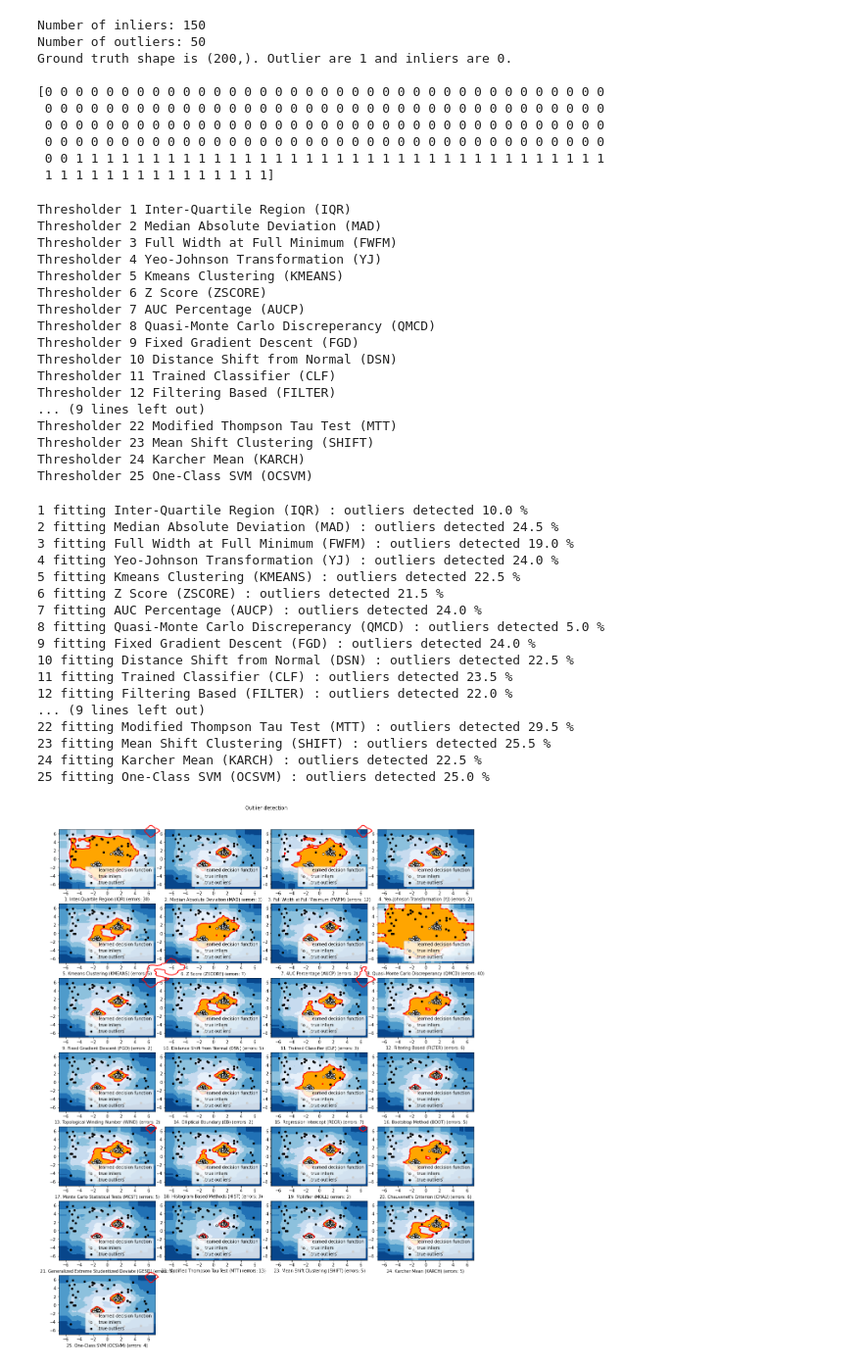
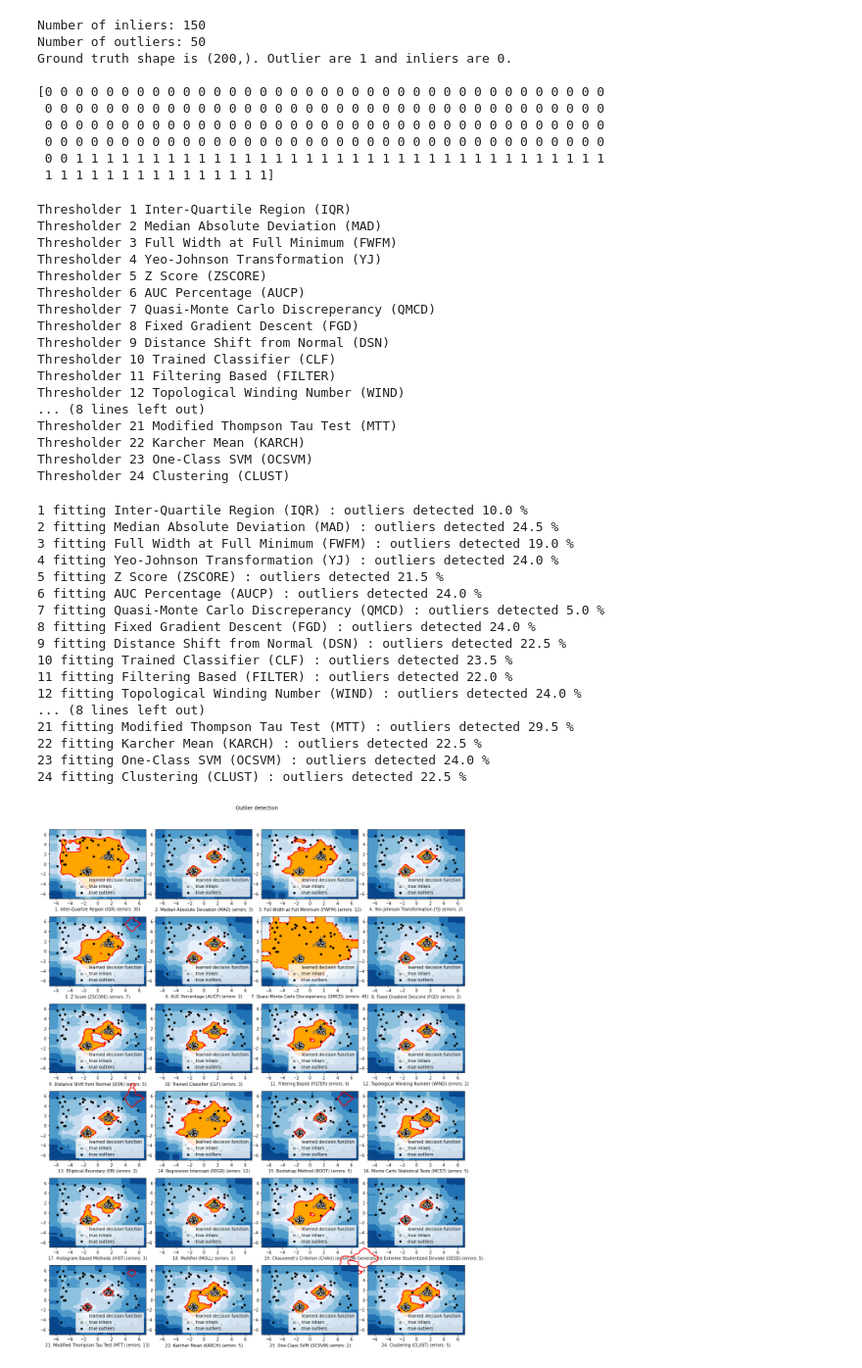
Before and after one commit to KulikDM/pythresh, a Jupyter notebook: notebooks/Compare All Thresholders.ipynb, the cells around one changed output. Shown: that part at 98% size. Saved outputs shown, nothing was run; the diff lists cells and outputs as text; code cells hidden in the pictures.

Commit message:
Added CLUST thresholder

```diff
--- a/notebooks/Compare All Thresholders.ipynb
+++ b/notebooks/Compare All Thresholders.ipynb
@@ -117,7 +113,6 @@ thresholders = {
     'Median Absolute Deviation (MAD)':MAD(),
     'Full Width at Full Minimum (FWFM)':FWFM(),
     'Yeo-Johnson Transformation (YJ)': YJ(),
-    'Kmeans Clustering (KMEANS)': KMEANS(),
     'Z Score (ZSCORE)': ZSCORE(),
     'AUC Percentage (AUCP)': AUCP(),
     'Quasi-Monte Carlo Discreperancy (QMCD)': QMCD(),
@@ -135,9 +130,9 @@ thresholders = {
     "Chauvenet's Criterion (CHAU)": CHAU(),
     'Generalized Extreme Studentized Deviate (GESD)': GESD(),
     'Modified Thompson Tau Test (MTT)': MTT(),
-    'Mean Shift Clustering (SHIFT)': SHIFT(),
     'Karcher Mean (KARCH)': KARCH(),
-    'One-Class SVM (OCSVM)': OCSVM()
+    'One-Class SVM (OCSVM)': OCSVM(),
+    'Clustering (CLUST)': CLUST()
 }
 # %%
 # Show all thresholders
@@ -148,19 +143,19 @@ Thresholder 1 Inter-Quartile Region (IQR)
 Thresholder 2 Median Absolute Deviation (MAD)
 Thresholder 3 Full Width at Full Minimum (FWFM)
 Thresholder 4 Yeo-Johnson Transformation (YJ)
-Thresholder 5 Kmeans Clustering (KMEANS)
-Thresholder 6 Z Score (ZSCORE)
-Thresholder 7 AUC Percentage (AUCP)
-Thresholder 8 Quasi-Monte Carlo Discreperancy (QMCD)
-Thresholder 9 Fixed Gradient Descent (FGD)
-Thresholder 10 Distance Shift from Normal (DSN)
-Thresholder 11 Trained Classifier (CLF)
-Thresholder 12 Filtering Based (FILTER)
-... (9 lines left out)
-Thresholder 22 Modified Thompson Tau Test (MTT)
-Thresholder 23 Mean Shift Clustering (SHIFT)
-Thresholder 24 Karcher Mean (KARCH)
-Thresholder 25 One-Class SVM (OCSVM)
+Thresholder 5 Z Score (ZSCORE)
+Thresholder 6 AUC Percentage (AUCP)
+Thresholder 7 Quasi-Monte Carlo Discreperancy (QMCD)
+Thresholder 8 Fixed Gradient Descent (FGD)
+Thresholder 9 Distance Shift from Normal (DSN)
+Thresholder 10 Trained Classifier (CLF)
+Thresholder 11 Filtering Based (FILTER)
+Thresholder 12 Topological Winding Number (WIND)
+... (8 lines left out)
+Thresholder 21 Modified Thompson Tau Test (MTT)
+Thresholder 22 Karcher Mean (KARCH)
+Thresholder 23 One-Class SVM (OCSVM)
+Thresholder 24 Clustering (CLUST)
 # %%
 # Fit the models with the generated data and
 # compare model performances
@@ -195,45 +190,45 @@ for i, offset in enumerate(clusters_separation):
 
         Z = clf.decision_function(np.c_[xx.ravel(), yy.ravel()]) * -1
         Z = Z.reshape(xx.shape)
-        subplot = plt.subplot(7, 4, i + 1)
+        subplot = plt.subplot(6, 4, i + 1)
         subplot.contourf(xx, yy, Z, levels=np.linspace(Z.min(), threshold, 7),
                          cmap=plt.cm.Blues_r)
         a = subplot.contour(xx, yy, Z, levels=[threshold],
                             linewidths=2, colors='red')
         subplot.contourf(xx, yy, Z, levels=[threshold, Z.max()],
                          colors='orange')
         b = subplot.scatter(X[:-n_outliers, 0], X[:-n_outliers, 1], c='white',
                             s=20, edgecolor='k')
         c = subplot.scatter(X[-n_outliers:, 0], X[-n_outliers:, 1], c='black',
                             s=20, edgecolor='k')
         subplot.axis('tight')
         subplot.legend(
             [a.collections[0], b, c],
             ['learned decision function', 'true inliers', 'true outliers'],
             prop=matplotlib.font_manager.FontProperties(size=10),
             loc='lower right')
         subplot.set_xlabel("%d. %s (errors: %d)" % (i + 1, thres_name, n_errors))
         subplot.set_xlim((-7, 7))
         subplot.set_ylim((-7, 7))
     plt.subplots_adjust(0.04, 0.1, 0.96, 0.94, 0.1, 0.26)
     plt.suptitle("Outlier detection")
 plt.show()
 # %% [output]
 1 fitting Inter-Quartile Region (IQR) : outliers detected 10.0 %
 2 fitting Median Absolute Deviation (MAD) : outliers detected 24.5 %
 3 fitting Full Width at Full Minimum (FWFM) : outliers detected 19.0 %
 4 fitting Yeo-Johnson Transformation (YJ) : outliers detected 24.0 %
-5 fitting Kmeans Clustering (KMEANS) : outliers detected 22.5 %
-6 fitting Z Score (ZSCORE) : outliers detected 21.5 %
-7 fitting AUC Percentage (AUCP) : outliers detected 24.0 %
-8 fitting Quasi-Monte Carlo Discreperancy (QMCD) : outliers detected 5.0 %
-9 fitting Fixed Gradient Descent (FGD) : outliers detected 24.0 %
-10 fitting Distance Shift from Normal (DSN) : outliers detected 22.5 %
-11 fitting Trained Classifier (CLF) : outliers detected 23.5 %
-12 fitting Filtering Based (FILTER) : outliers detected 22.0 %
-... (9 lines left out)
-22 fitting Modified Thompson Tau Test (MTT) : outliers detected 29.5 %
-23 fitting Mean Shift Clustering (SHIFT) : outliers detected 25.5 %
-24 fitting Karcher Mean (KARCH) : outliers detected 22.5 %
-25 fitting One-Class SVM (OCSVM) : outliers detected 25.0 %
+5 fitting Z Score (ZSCORE) : outliers detected 21.5 %
+6 fitting AUC Percentage (AUCP) : outliers detected 24.0 %
+7 fitting Quasi-Monte Carlo Discreperancy (QMCD) : outliers detected 5.0 %
+8 fitting Fixed Gradient Descent (FGD) : outliers detected 24.0 %
+9 fitting Distance Shift from Normal (DSN) : outliers detected 22.5 %
+10 fitting Trained Classifier (CLF) : outliers detected 23.5 %
+11 fitting Filtering Based (FILTER) : outliers detected 22.0 %
+12 fitting Topological Winding Number (WIND) : outliers detected 24.0 %
+... (8 lines left out)
+21 fitting Modified Thompson Tau Test (MTT) : outliers detected 29.5 %
+22 fitting Karcher Mean (KARCH) : outliers detected 22.5 %
+23 fitting One-Class SVM (OCSVM) : outliers detected 24.0 %
+24 fitting Clustering (CLUST) : outliers detected 22.5 %
-[figure, old version]
+[figure, new version]
```
Also changed, not shown: parts of 2 cells of this notebook, 19 other files.
